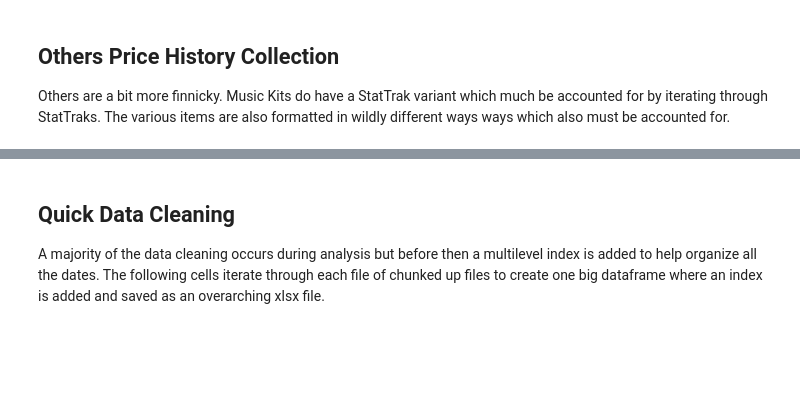
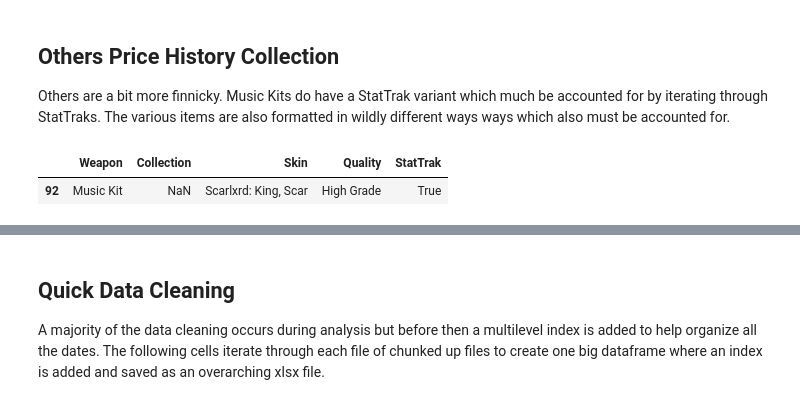
Before and after one commit to whuang37/csgo-market, a Jupyter notebook: get_market_history.ipynb, the cells around one changed output, grey strips where cells are left out. Cells and saved outputs as stored; diff of their text form; code cells hidden in the pictures; blank space fills up the shorter version.

```diff
--- a/get_market_history.ipynb
+++ b/get_market_history.ipynb
@@ -310,9 +383,12 @@ if case_history != {}:
 
 Others are a bit more finnicky. Music Kits do have a StatTrak variant which much be accounted for by iterating through StatTraks. The various items are also formatted in wildly different ways ways which also must be accounted for.
 # %%
-all_others = pd.read_excel("items_list/others_list.xlsx")
+all_others = pd.read_excel("items_list/others_list.xlsx", index_col = 0)
 
 all_others
+# %% [output]
+|  | Weapon | Collection | Skin | Quality | StatTrak |
+| 92 | Music Kit | NaN | Scarlxrd: King, Scar | High Grade | True |
 # %%
 def make_others_hash(weapon, skin, st):
     if (weapon in ("Agents", "Items", "Collectible Pins")) | ("StatTrak" in skin): # certain items are formatted properly in list and dont need their weapon added to again
```
Also changed, not shown: parts of 15 cells of this notebook, 2 other files.
